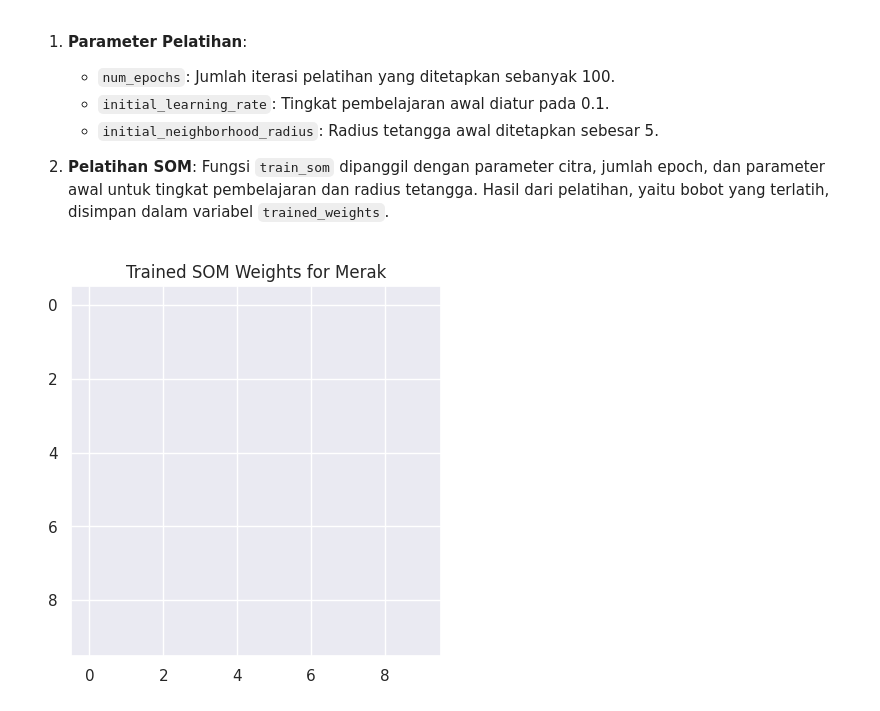
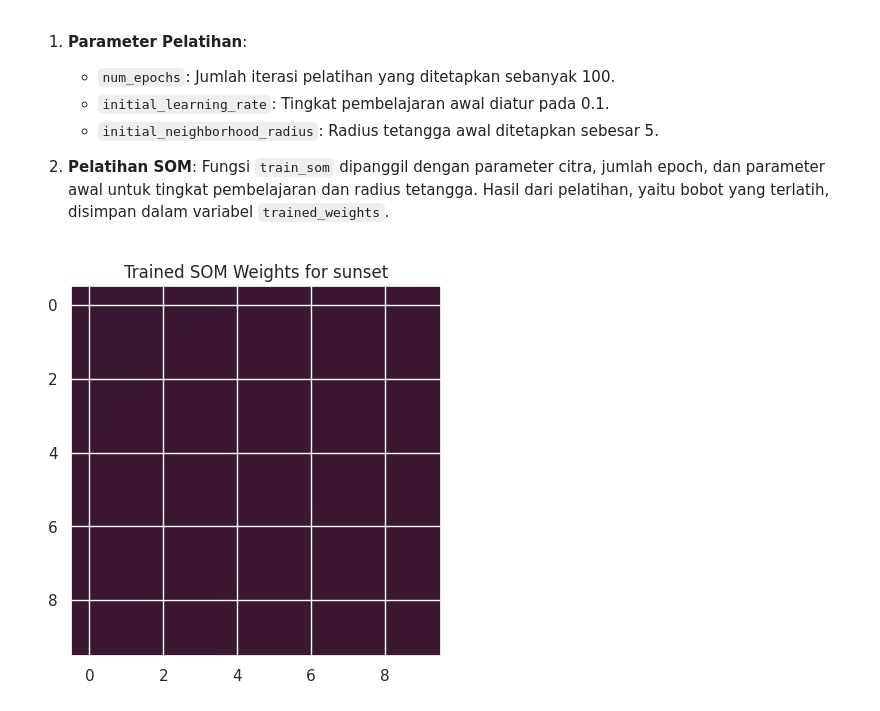
Before and after one commit to Tirta2241720045/Machine_Learning, a Jupyter notebook: Minggu7/Minggu7_2241720045_TirtaNBP_Tugas.ipynb, the cells around one changed output. Saved outputs shown, nothing was run; the diff lists cells and outputs as text; code cells hidden in the pictures.

```diff
--- a/Minggu7/Minggu7_2241720045_TirtaNBP_Tugas.ipynb
+++ b/Minggu7/Minggu7_2241720045_TirtaNBP_Tugas.ipynb
@@ -397,7 +397,7 @@ def train_som(image, num_epochs, initial_learning_rate, initial_neighborhood_rad
 Fungsi `initialize_weights` menginisialisasi bobot SOM dengan nilai acak. Fungsi `calculate_distance` menghitung jarak antara vektor input dan bobot, sedangkan `find_winner_unit_in_image` menemukan unit pemenang dengan jarak terdekat. Fungsi `update_weights` memperbarui bobot berdasarkan input, unit pemenang, laju pembelajaran, dan radius tetangga. Terakhir, fungsi `train_som` melatih SOM dengan memproses citra selama sejumlah epoch, mengubah parameter laju pembelajaran dan radius seiring waktu untuk meningkatkan hasil pelatihan.
 # %%
 # Load citra Merak dari Google Drive
-merak_path = '/content/drive/MyDrive/dataset/Minggu7/Carpet.png'
+merak_path = '/content/drive/MyDrive/dataset/Minggu7/sunset.jpg'
 merak = io.imread(merak_path) / 255.0  # Normalisasi intensitas piksel menjadi rentang [0, 1]
 # %% [markdown]
 Kode ini memuat citra "Merak" dari Google Drive dengan menentukan path file di variabel `merak_path`. Citra dibaca menggunakan `io.imread`, dan nilai intensitas piksel dinormalisasi ke rentang [0, 1] dengan membagi dengan 255.0. Citra yang telah dinormalisasi ini kemudian siap untuk diproses lebih lanjut.
@@ -417,7 +417,7 @@ trained_weights = train_som(merak, num_epochs, initial_learning_rate, initial_ne
 # %%
 # Visualisasi bobot SOM
 plt.imshow(trained_weights)
-plt.title('Trained SOM Weights for Merak')
+plt.title('Trained SOM Weights for sunset')
 plt.show()
 # %% [output]
-[figure, old version]
+[figure, new version]
```
